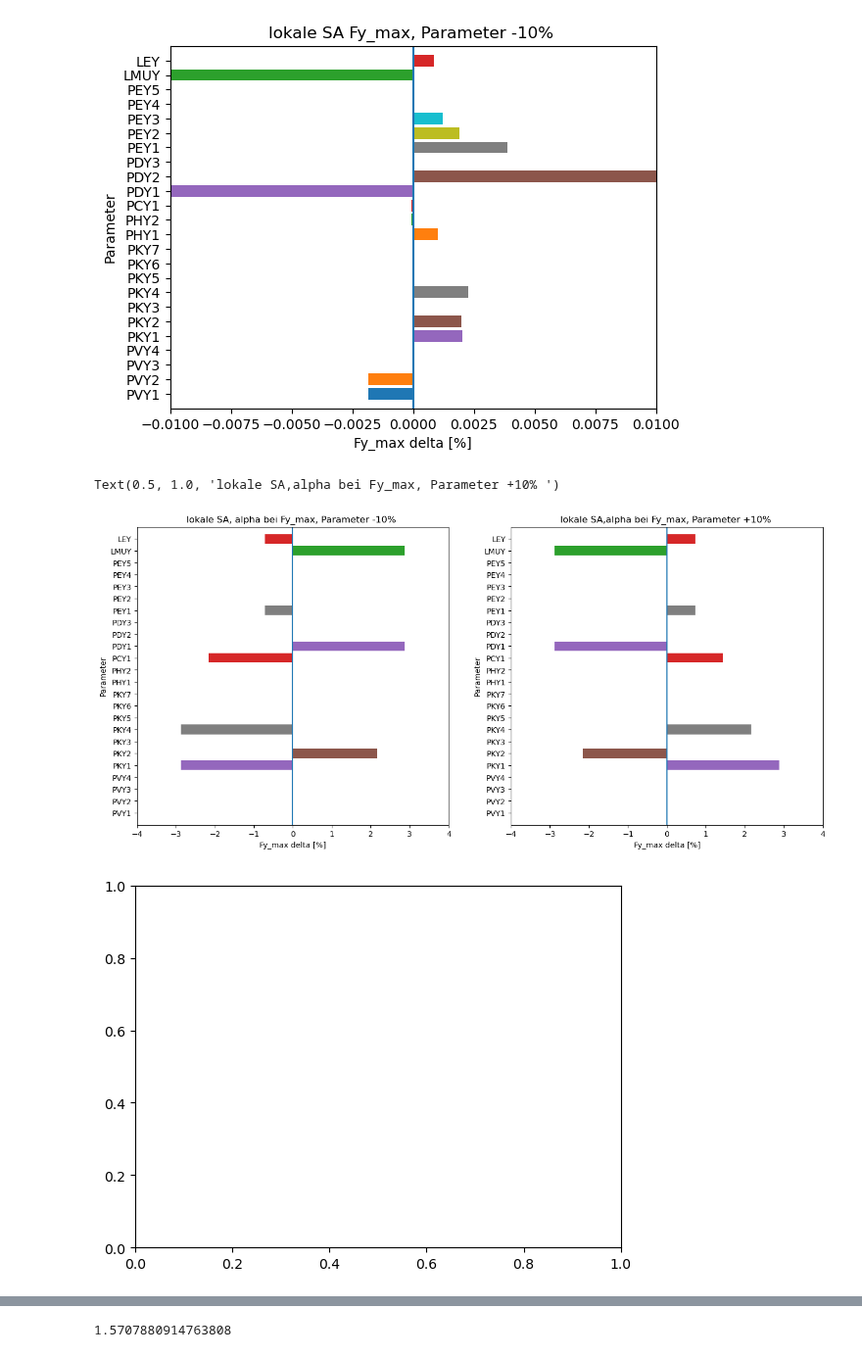
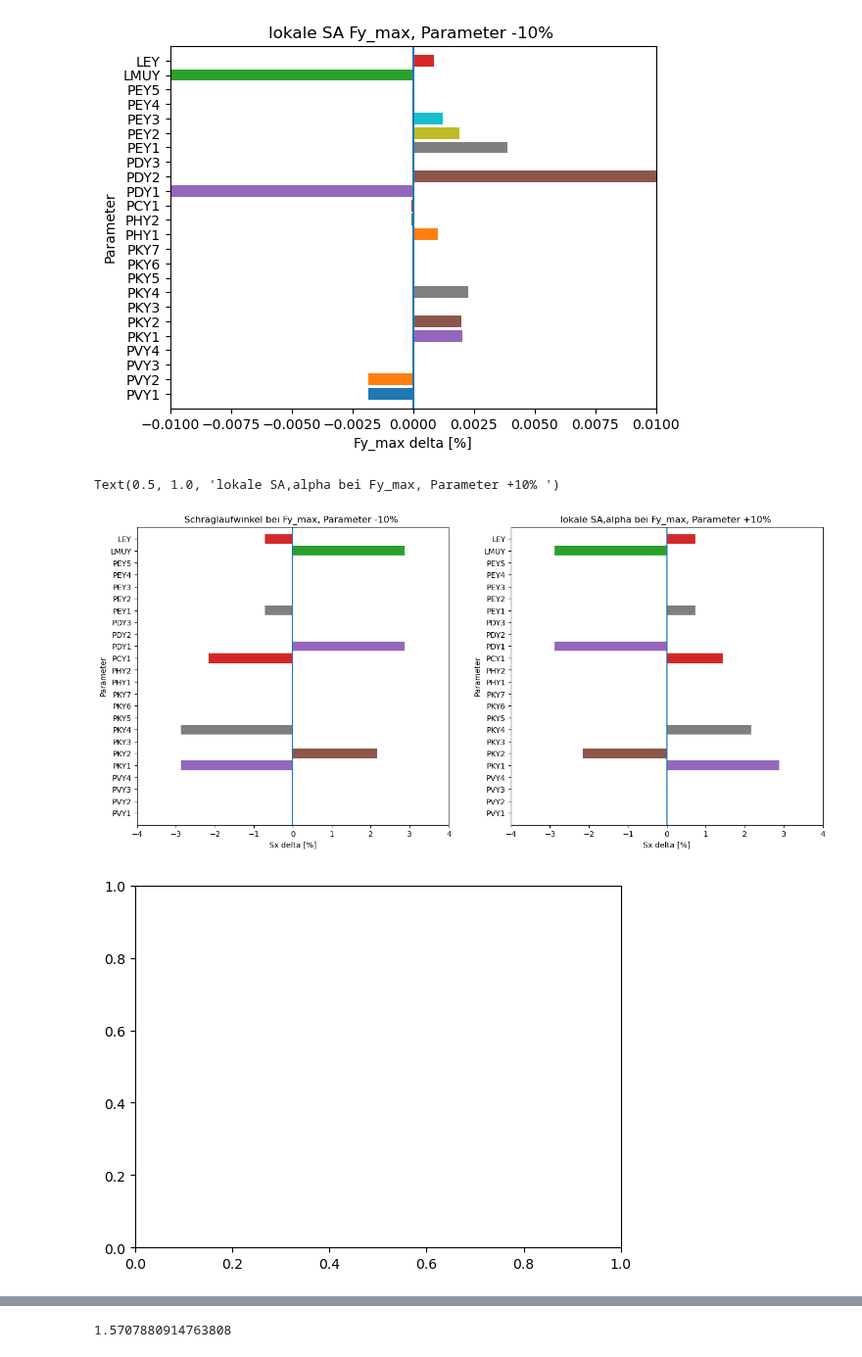
Before and after one commit to BenediktRuhland/SA-Tire-model, a Jupyter notebook: lokal SA/Pacejka 5.2 lokale SA Fy.ipynb, the cells around one changed output, grey strips where cells are left out. Shown at 98% size. Drawn from its saved outputs; the diff is of its cells as text; code cells hidden in the pictures.

```diff
--- a/lokal SA/Pacejka 5.2 lokale SA Fy.ipynb
+++ b/lokal SA/Pacejka 5.2 lokale SA Fy.ipynb
@@ -22,12 +22,12 @@ alpha=np.linspace(-0.3,0.3,i)
 IA=0
 Fz0=3114 #nominal load (z.b 80% von Fzmax)
 # %%
-Sy = np.linspace(-1,1,1000)
-params_Indy = [pa.PHX1, pa.PHX2, pa.PKX1, pa.PKX2, pa.PKX3, pa.PCX1, pa.PDX1, pa.PDX2, pa.PDX3, pa.PEX1, pa.PEX2, pa.PEX4, pa.PVX1, pa.PVX2, pa.LMUX, pa.LEX]
-F = pa52gl.Pacejka52_long(Sy,4000,3114, *params_Indy)[0]
-params_Indy_10=[pa.PHX1, pa.PHX2, pa.PKX1 *1.5, pa.PKX2, pa.PKX3, pa.PCX1, pa.PDX1, pa.PDX2, pa.PDX3, pa.PEX1, pa.PEX2, pa.PEX4, pa.PVX1, pa.PVX2, pa.LMUX, pa.LEX]
-F_10 =pa52gl.Pacejka52_long(Sy,4000,3114, *params_Indy_10)[0]
+#Sy = np.linspace(-1,1,1000)
+#params_Indy = [pa.PHX1, pa.PHX2, pa.PKX1, pa.PKX2, pa.PKX3, pa.PCX1, pa.PDX1, pa.PDX2, pa.PDX3, pa.PEX1, pa.PEX2, pa.PEX4, pa.PVX1, pa.PVX2, pa.LMUX, pa.LEX]
+#F = pa52gl.Pacejka52_long(Sy,4000,3114, *params_Indy)[0]
+#params_Indy_10=[pa.PHX1, pa.PHX2, pa.PKX1 *1.5, pa.PKX2, pa.PKX3, pa.PCX1, pa.PDX1, pa.PDX2, pa.PDX3, pa.PEX1, pa.PEX2, pa.PEX4, pa.PVX1, pa.PVX2, pa.LMUX, pa.LEX]
+#F_10 =pa52gl.Pacejka52_long(Sy,4000,3114, *params_Indy_10)[0]
 
 
-plt.plot(Sy,F)
-plt.plot(Sy,F_10,'r--')
+#plt.plot(Sy,F)
+#plt.plot(Sy,F_10,'r--')
@@ -241,37 +240,37 @@ for i in range(0,len(params)):
 #Plots params -10%
 fig, (ax1, ax2) = plt.subplots(1,2, figsize=(16,7))
 y_axis=('PVY1', 'PVY2', 'PVY3', 'PVY4', 'PKY1', 'PKY2', 'PKY3', 'PKY4', 'PKY5', 'PKY6', 'PKY7', 'PHY1', 'PHY2', 'PCY1', 'PDY1', 'PDY2', 'PDY3', 'PEY1', 'PEY2', 'PEY3', 'PEY4', 'PEY5', 'LMUY', 'LEY')
 y_pos=np.arange(len(y_axis))
 i=0
 for i in range(0,len(y_pos)):
     ax1.barh(y_pos[i],delta_neg[i])
 ax1.set_yticks(y_pos, labels=y_axis)
 ax1.set_xlim(-4,4)
 ax1.set_ylim(-1,len(y_axis))
 ax1.axvline(0, 0, 1)
-ax1.set_xlabel("Fy_max delta [%]")
+ax1.set_xlabel("Sx delta [%]")
 ax1.set_ylabel("Parameter")
-ax1.set_title('lokale SA, alpha bei Fy_max, Parameter -10% ')
+ax1.set_title('Schräglaufwinkel bei Fy_max, Parameter -10% ')
 
 #Plots params +10%
 fig, ax = plt.subplots()
 #print(delta_neg)
 y_axis=('PVY1', 'PVY2', 'PVY3', 'PVY4', 'PKY1', 'PKY2', 'PKY3', 'PKY4', 'PKY5', 'PKY6', 'PKY7', 'PHY1', 'PHY2', 'PCY1', 'PDY1', 'PDY2', 'PDY3', 'PEY1', 'PEY2', 'PEY3', 'PEY4', 'PEY5', 'LMUY', 'LEY')
 y_pos=np.arange(len(y_axis))
 
 i=0
 for i in range(0,len(y_pos)):
     ax2.barh(y_pos[i],delta_pos[i])
 ax2.set_yticks(y_pos, labels=y_axis)
 ax2.set_xlim(-4,4)
 ax2.set_ylim(-1,len(y_axis))
 ax2.axvline(0, 0, 1)
-ax2.set_xlabel("Fy_max delta [%]")
+ax2.set_xlabel("Sx delta [%]")
 ax2.set_ylabel("Parameter")
 ax2.set_title('lokale SA,alpha bei Fy_max, Parameter +10% ')
 # %% [output]
 Text(0.5, 1.0, 'lokale SA,alpha bei Fy_max, Parameter +10% ')
-[figure, old version]
+[figure, new version]
 [figure]
 # %%
 #alpha Intervall (10% von Fx max)
```
Also changed, not shown: parts of 5 cells of this notebook, 9 other files.
